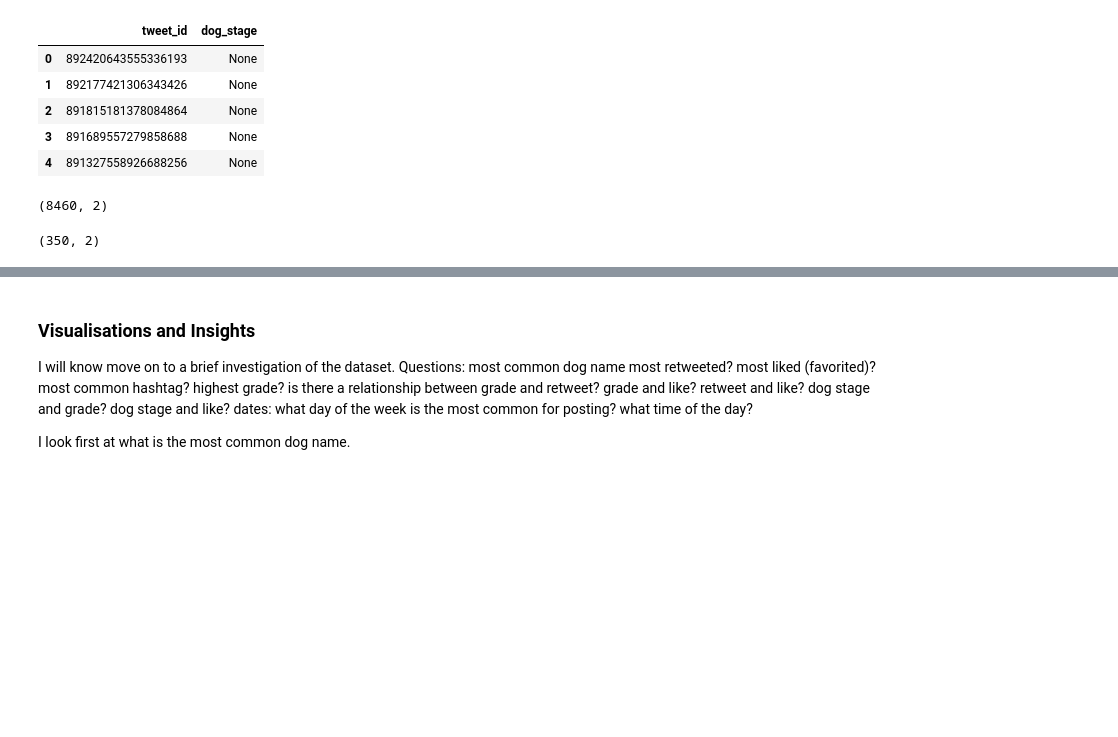
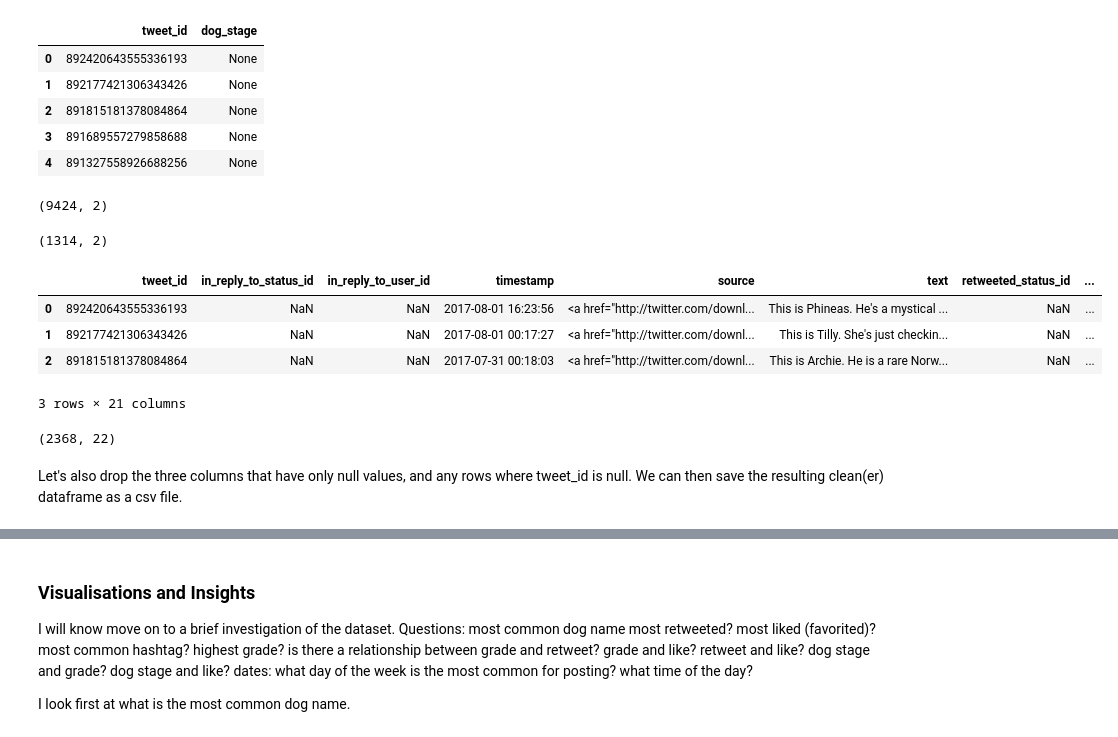
Before and after one commit to bogdanrabanca/dog_project, a Jupyter notebook: dog_project.ipynb, the cells around one changed output, grey strips where cells are left out. Drawn from its saved outputs; the diff is of its cells as text; code cells hidden in the pictures; blank space fills up the shorter version.

```diff
--- a/dog_project.ipynb
+++ b/dog_project.ipynb
@@ -317,11 +335,0 @@ I take another look at the ratings, to make sure everything looks ok. In particu
-# %%
-for i in tweet_df.index:
-    try:
-        rating=float(tweet_df.loc[i,'rating_numerator']) / float(tweet_df.loc[i,'rating_denominator'])
-    except ValueError:
-        pass
-
-    if (rating<.8 or rating>1.5):
-        print tweet_df.loc[i,'text']
-        print rating
-        print ""
@@ -486,9 +497,17 @@ dog_stage_df.head()
 # %%
 dog_stage_df.shape
 # %% [output]
-(8460, 2)
+(9424, 2)
 # %%
 dog_stage_df=dog_stage_df[dog_stage_df['dog_stage']!='None']
 dog_stage_df.shape
 # %% [output]
-(350, 2)
+(1314, 2)
+# %%
+tweet_df.head(3)
+# %% [output]
+|  | tweet_id | in_reply_to_status_id | in_reply_to_user_id | timestamp | source | text | retweeted_status_id | ... |
+| 0 | 892420643555336193 | NaN | NaN | 2017-08-01 16:23:56 | <a href="http://twitter.com/downl... | This is Phineas. He's a mystical ... | NaN | ... |
+| 1 | 892177421306343426 | NaN | NaN | 2017-08-01 00:17:27 | <a href="http://twitter.com/downl... | This is Tilly. She's just checkin... | NaN | ... |
+| 2 | 891815181378084864 | NaN | NaN | 2017-07-31 00:18:03 | <a href="http://twitter.com/downl... | This is Archie. He is a rare Norw... | NaN | ... |
+3 rows × 21 columns
@@ -494,0 +518,4 @@ dog_stage_df.shape
+# %%
+tweet_df.shape
+# %% [output]
+(2368, 22)
@@ -494,0 +524,2 @@ dog_stage_df.shape
+# %% [markdown]
+Let's also drop the three columns that have only null values, and any rows where tweet_id is null. We can then save the resulting clean(er) dataframe as a csv file.
```
Also changed, not shown: parts of 31 cells of this notebook.
